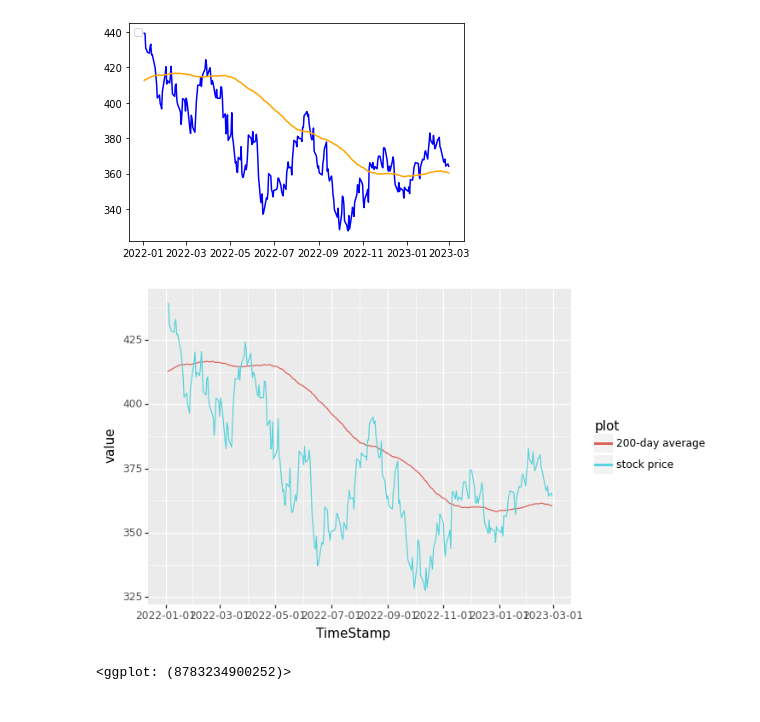
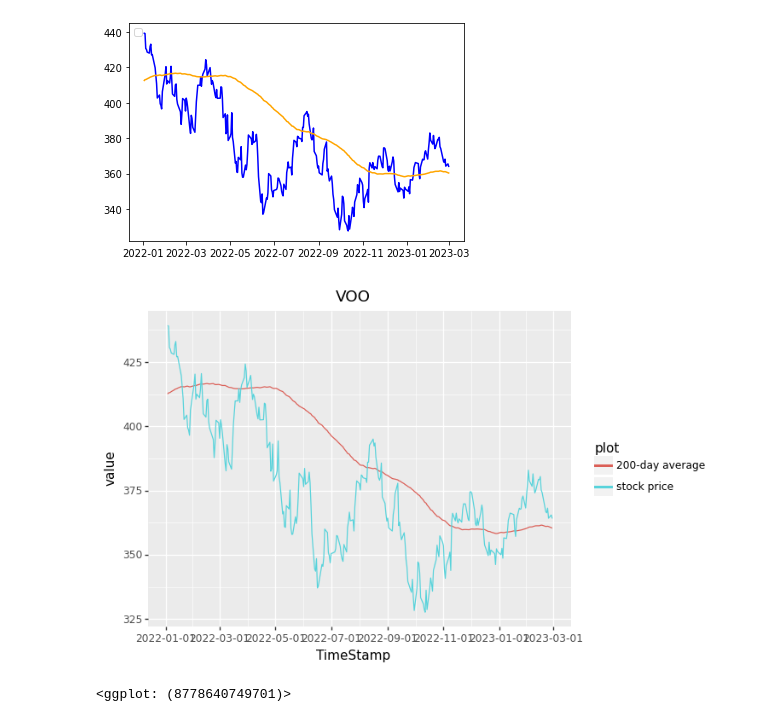
Before and after one commit to stephenhky/IPythonNotebooks, a Jupyter notebook: finport_ggplot2/plot_ma.ipynb, the cells around one changed output. Cells and saved outputs as stored; diff of their text form; code cells hidden in the pictures.

Commit message:
plotting moving average

```diff
--- a/finport_ggplot2/plot_ma.ipynb
+++ b/finport_ggplot2/plot_ma.ipynb
@@ -54,7 +54,7 @@ plotdf = pd.concat([
     })
 ])
 # %%
-ggplot(plotdf) + geom_line(aes('TimeStamp', 'value', color='plot'))
+ggplot(plotdf) + geom_line(aes('TimeStamp', 'value', color='plot')) + ggtitle(symbol)
 # %% [output]
-[figure, old version]
+[figure, new version]
-<ggplot: (8783234900252)>
+<ggplot: (8778640749701)>
```
Also changed, not shown: parts of 2 cells of this notebook.
